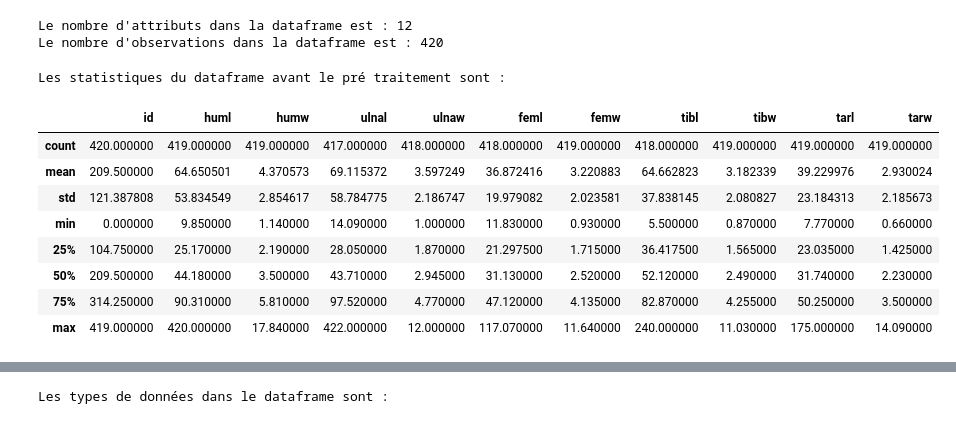
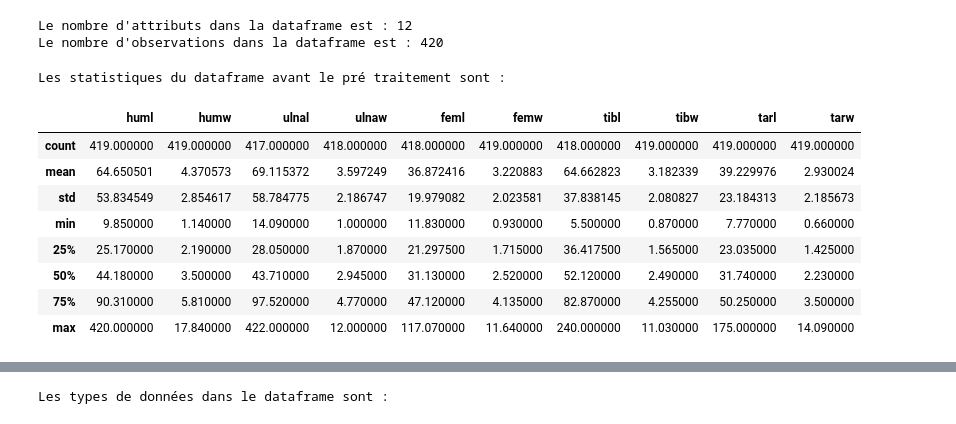
Before and after one commit to francois07/ift870-bird_bones, a Jupyter notebook: Groupe14_Projet.ipynb, the cells around one changed output, grey strips where cells are left out. Drawn from its saved outputs; the diff is of its cells as text; code cells hidden in the pictures.

```diff
--- a/Groupe14_Projet.ipynb
+++ b/Groupe14_Projet.ipynb
@@ -39,15 +148,15 @@ Le nombre d'attributs dans la dataframe est : 12
 Le nombre d'observations dans la dataframe est : 420
 # %%
 print("Les statistiques du dataframe avant le pré traitement sont :\n")
-data.describe()
+data.drop(columns="id").describe()
 # %% [output]
 Les statistiques du dataframe avant le pré traitement sont :
-|  | id | huml | humw | ulnal | ulnaw | feml | femw | tibl | tibw | tarl | tarw |
-| count | 420.000000 | 419.000000 | 419.000000 | 417.000000 | 418.000000 | 418.000000 | 419.000000 | 418.000000 | 419.000000 | 419.000000 | 419.000000 |
-| mean | 209.500000 | 64.650501 | 4.370573 | 69.115372 | 3.597249 | 36.872416 | 3.220883 | 64.662823 | 3.182339 | 39.229976 | 2.930024 |
-| std | 121.387808 | 53.834549 | 2.854617 | 58.784775 | 2.186747 | 19.979082 | 2.023581 | 37.838145 | 2.080827 | 23.184313 | 2.185673 |
-| min | 0.000000 | 9.850000 | 1.140000 | 14.090000 | 1.000000 | 11.830000 | 0.930000 | 5.500000 | 0.870000 | 7.770000 | 0.660000 |
-| 25% | 104.750000 | 25.170000 | 2.190000 | 28.050000 | 1.870000 | 21.297500 | 1.715000 | 36.417500 | 1.565000 | 23.035000 | 1.425000 |
-| 50% | 209.500000 | 44.180000 | 3.500000 | 43.710000 | 2.945000 | 31.130000 | 2.520000 | 52.120000 | 2.490000 | 31.740000 | 2.230000 |
-| 75% | 314.250000 | 90.310000 | 5.810000 | 97.520000 | 4.770000 | 47.120000 | 4.135000 | 82.870000 | 4.255000 | 50.250000 | 3.500000 |
-| max | 419.000000 | 420.000000 | 17.840000 | 422.000000 | 12.000000 | 117.070000 | 11.640000 | 240.000000 | 11.030000 | 175.000000 | 14.090000 |
+|  | huml | humw | ulnal | ulnaw | feml | femw | tibl | tibw | tarl | tarw |
+| count | 419.000000 | 419.000000 | 417.000000 | 418.000000 | 418.000000 | 419.000000 | 418.000000 | 419.000000 | 419.000000 | 419.000000 |
+| mean | 64.650501 | 4.370573 | 69.115372 | 3.597249 | 36.872416 | 3.220883 | 64.662823 | 3.182339 | 39.229976 | 2.930024 |
+| std | 53.834549 | 2.854617 | 58.784775 | 2.186747 | 19.979082 | 2.023581 | 37.838145 | 2.080827 | 23.184313 | 2.185673 |
+| min | 9.850000 | 1.140000 | 14.090000 | 1.000000 | 11.830000 | 0.930000 | 5.500000 | 0.870000 | 7.770000 | 0.660000 |
+| 25% | 25.170000 | 2.190000 | 28.050000 | 1.870000 | 21.297500 | 1.715000 | 36.417500 | 1.565000 | 23.035000 | 1.425000 |
+| 50% | 44.180000 | 3.500000 | 43.710000 | 2.945000 | 31.130000 | 2.520000 | 52.120000 | 2.490000 | 31.740000 | 2.230000 |
+| 75% | 90.310000 | 5.810000 | 97.520000 | 4.770000 | 47.120000 | 4.135000 | 82.870000 | 4.255000 | 50.250000 | 3.500000 |
+| max | 420.000000 | 17.840000 | 422.000000 | 12.000000 | 117.070000 | 11.640000 | 240.000000 | 11.030000 | 175.000000 | 14.090000 |
```
Also changed, not shown: parts of 67 cells of this notebook, 14 other files.
